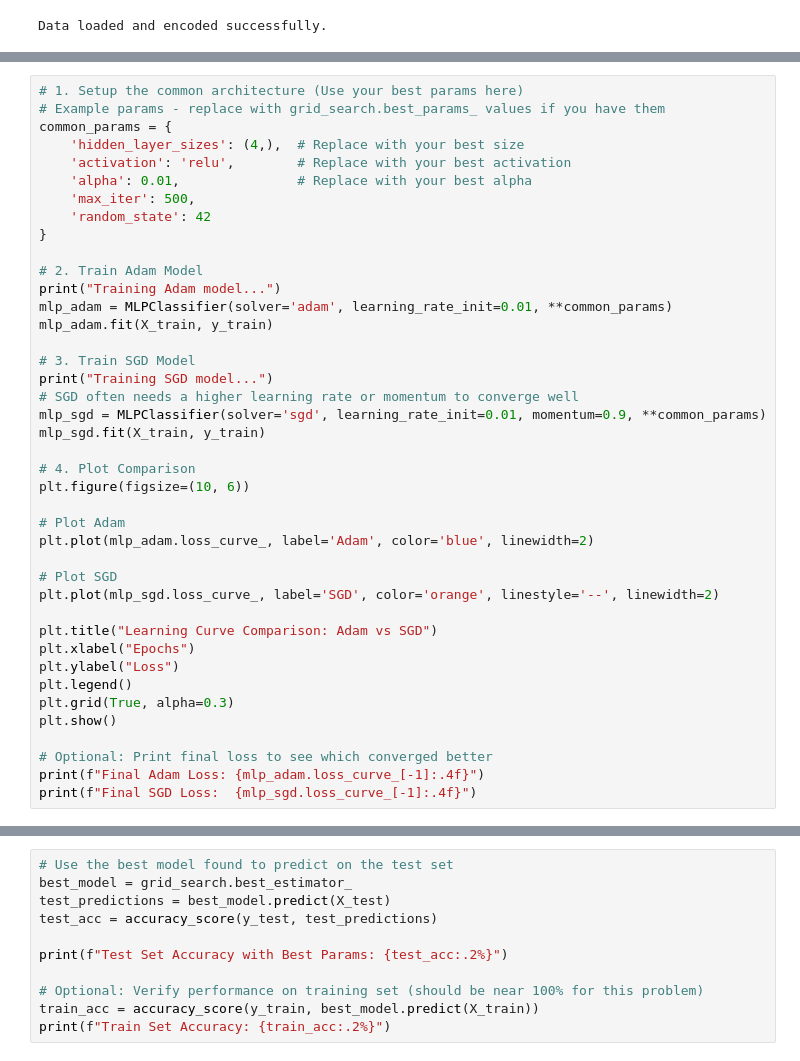
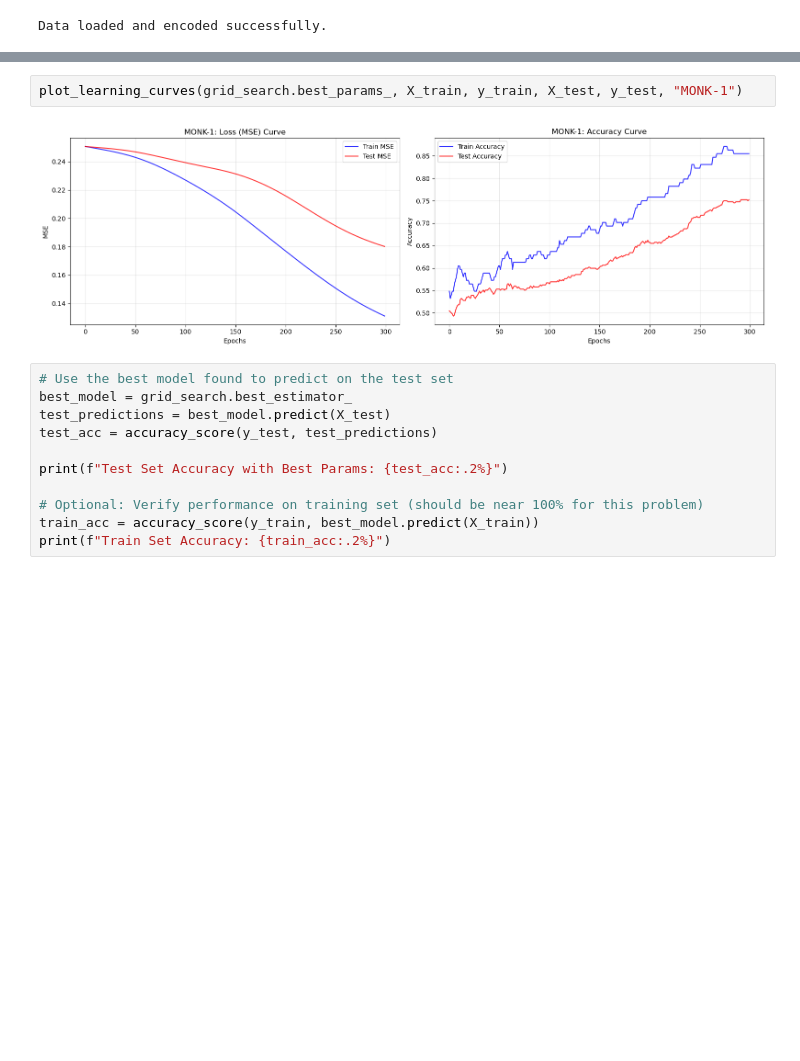
Before and after one commit to abderrahmane-salmi/UNIPI-Machine-Learning-Project, a Jupyter notebook: src/nn/NN_on_MONK_data.ipynb, the cells around one changed output, grey strips where cells are left out. Cells and saved outputs as stored; diff of their text form; blank space fills up the shorter version.

Commit message:
correcting learning curve

```diff
--- a/src/nn/NN_on_MONK_data.ipynb
+++ b/src/nn/NN_on_MONK_data.ipynb
@@ -131,41 +197,0 @@ Test Set Accuracy: 100.00%
-# %%
-# 1. Setup the common architecture (Use your best params here)
-# Example params - replace with grid_search.best_params_ values if you have them
-common_params = {
-    'hidden_layer_sizes': (4,),  # Replace with your best size
-    'activation': 'relu',        # Replace with your best activation
-    'alpha': 0.01,               # Replace with your best alpha
-    'max_iter': 500,
-    'random_state': 42
-}
-
-# 2. Train Adam Model
-print("Training Adam model...")
-mlp_adam = MLPClassifier(solver='adam', learning_rate_init=0.01, **common_params)
-mlp_adam.fit(X_train, y_train)
-
-# 3. Train SGD Model
-print("Training SGD model...")
-# SGD often needs a higher learning rate or momentum to converge well
-mlp_sgd = MLPClassifier(solver='sgd', learning_rate_init=0.01, momentum=0.9, **common_params)
-mlp_sgd.fit(X_train, y_train)
-
-# 4. Plot Comparison
-plt.figure(figsize=(10, 6))
-
-# Plot Adam
-plt.plot(mlp_adam.loss_curve_, label='Adam', color='blue', linewidth=2)
-
-# Plot SGD
-plt.plot(mlp_sgd.loss_curve_, label='SGD', color='orange', linestyle='--', linewidth=2)
-
-plt.title("Learning Curve Comparison: Adam vs SGD")
-plt.xlabel("Epochs")
-plt.ylabel("Loss")
-plt.legend()
-plt.grid(True, alpha=0.3)
-plt.show()
-
-# Optional: Print final loss to see which converged better
-print(f"Final Adam Loss: {mlp_adam.loss_curve_[-1]:.4f}")
-print(f"Final SGD Loss:  {mlp_sgd.loss_curve_[-1]:.4f}")
@@ -178,3 +198,7 @@ Final SGD Loss:  0.3281
+# %%
+plot_learning_curves(grid_search.best_params_, X_train, y_train, X_test, y_test, "MONK-1")
+# %% [output]
+[figure, added]
 # %%
 # Use the best model found to predict on the test set
 best_model = grid_search.best_estimator_
```
Also changed, not shown: parts of 10 cells of this notebook.
